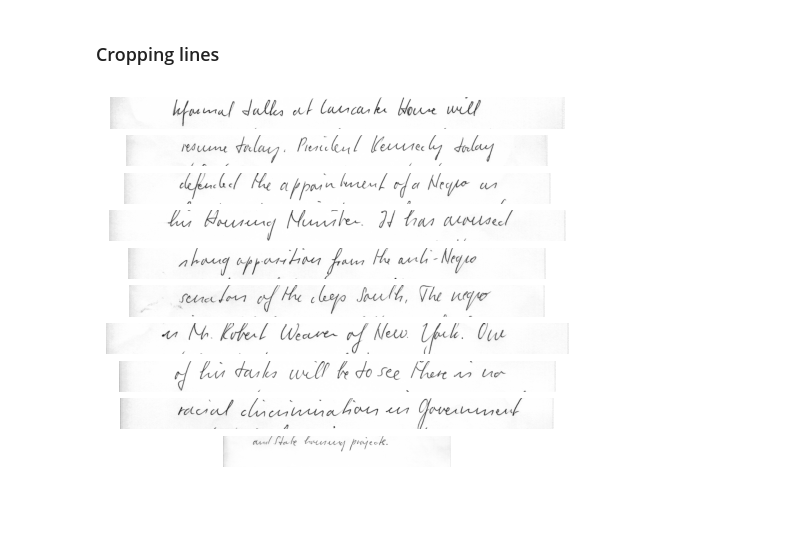
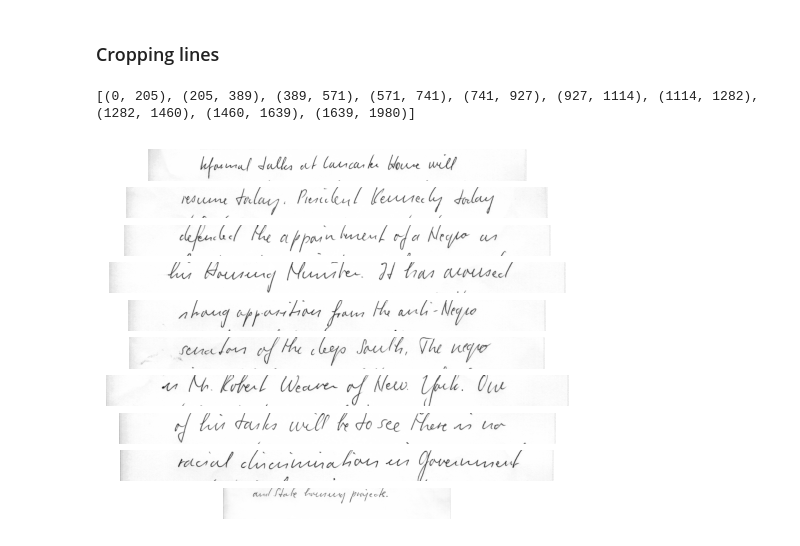
Before and after one commit to Tea-Monster/ModernMachineLearning, a Jupyter notebook: NeuralNetworkWIP/neuralNetwork.ipynb, the cells around one changed output. Saved outputs shown, nothing was run; the diff lists cells and outputs as text; code cells hidden in the pictures; blank space fills up the shorter version.

```diff
--- a/NeuralNetworkWIP/neuralNetwork.ipynb
+++ b/NeuralNetworkWIP/neuralNetwork.ipynb
@@ -89,27 +94,30 @@ local_minima = np.array(local_minima).flatten()
 # %%
 def crop_lines(local_minima, threshold=0):
     x1 = 0
     cropped = []
     diff = []
     for i, min in enumerate(local_minima):
         x2 = min
         #print(f"x1 = {x1}, x2 = {x2}, diff = {x2-x1}")
         if x2-x1 >= threshold:
             cropped.append((x1, x2))
         x1 = min
     return cropped
 
 def show_cropped_lines(img, cropped):
     plots = len(cropped)
     for i, l in enumerate(cropped):
         line = img[l[0]:l[1]]
         plt.subplot(plots, 1, i+1)
         plt.axis('off')
 
         _ = plt.imshow(line, cmap='gray')
         plt.xticks([]), plt.yticks([])  # to hide tick values on X and Y axis
 
 cropped = crop_lines(local_minima, 100)
+cropped = [(int(x1), int(x2)) for x1, x2 in cropped]
+print(cropped)
 show_cropped_lines(pixels, cropped)
 # %% [output]
+[(0, 205), (205, 389), (389, 571), (571, 741), (741, 927), (927, 1114), (1114, 1282), (1282, 1460), (1460, 1639), (1639, 1980)]
-[figure, old version]
+[figure, new version]
```
Also changed, not shown: parts of 7 cells of this notebook.
